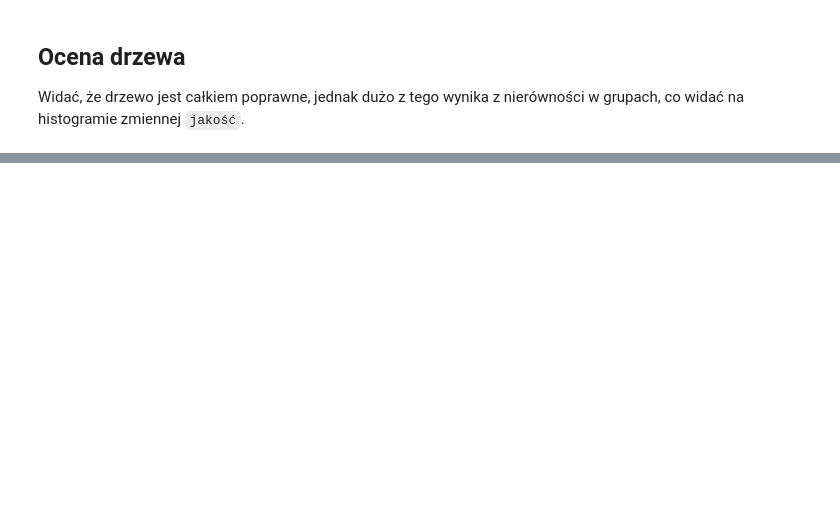
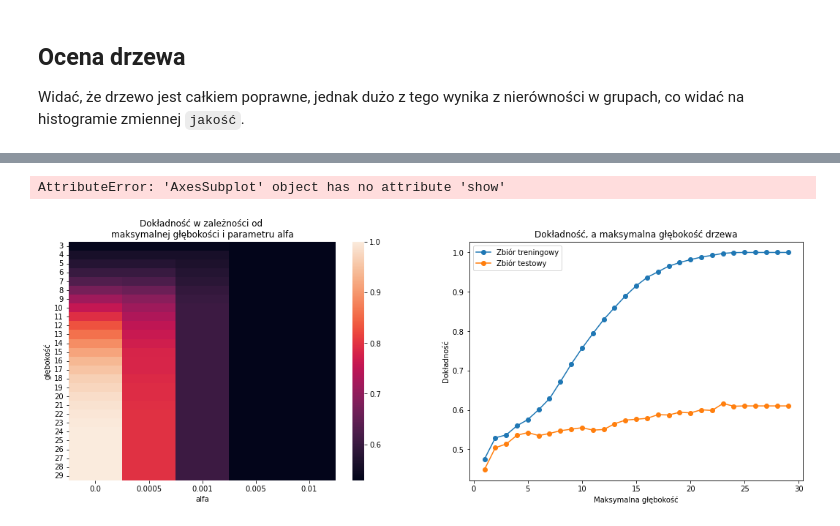
Before and after one commit to JakisTam-maTsikaJ/winko, a Jupyter notebook: drzewo decyzyjne.ipynb, the cells around one changed output, grey strips where cells are left out. Cells and saved outputs as stored; diff of their text form; code cells hidden in the pictures; blank space fills up the shorter version.

```diff
--- a/drzewo decyzyjne.ipynb
+++ b/drzewo decyzyjne.ipynb
@@ -120,0 +146,49 @@ tree_quality_plot(X_test, y_test, M0)
+# %%
+def accuracy_heatmap(X, y, depths, alphas, ax = None):
+
+    scores = DataFrame(index=depths, columns=alphas)
+
+    for d in depths:
+        for a in alphas:
+            model = DecisionTreeClassifier(random_state=42, max_depth=d, ccp_alpha=a)
+            model.fit(X, y)
+            scores.loc[d, a] = accuracy_score(y, model.predict(X))
+
+    if ax is None:
+        ax = plot.gca()
+
+    heatmap(scores.astype(float), ax = ax)
+    ax.set_title('Dokładność w zależności od \nmaksymalnej głębokości i parametru alfa')
+    ax.set_xlabel('alfa')
+    ax.set_ylabel('głębokość')
+
+
+def plot_accuracy_vs_max_depth(X, y, X_test, y_test, max_depths, ax = None):
+    accuracy_scores_train = []
+    accuracy_scores_test = []
+
+    for depth in max_depths:
+        model = DecisionTreeClassifier(random_state=42, max_depth=depth)
+        model.fit(X, y)
+        accuracy_train = accuracy_score(y, model.predict(X))
+        accuracy_test = accuracy_score(y_test, model.predict(X_test))
+        accuracy_scores_train.append(accuracy_train)
+        accuracy_scores_test.append(accuracy_test)
+
+    if ax is None:
+        ax = plot.gca()
+
+    ax.plot(max_depths, accuracy_scores_train, marker='o', label='Zbiór treningowy')
+    ax.plot(max_depths, accuracy_scores_test, marker='o', label='Zbiór testowy')
+    ax.set_xlabel('Maksymalna głębokość')
+    ax.set_ylabel('Dokładność')
+    ax.set_title('Dokładność, a maksymalna głębokość drzewa')
+    ax.legend()
+
+fig, axes = plot.subplots(1, 2, figsize=(18, 6))
+
+accuracy_heatmap(X, y, range(3,30), [0, 0.0005, 0.001, 0.005, 0.01], ax = axes[0])
+plot_accuracy_vs_max_depth(X, y, X_test, y_test, range(1, 30), ax = axes[1])
+# %% [output]
+AttributeError: 'AxesSubplot' object has no attribute 'show'
+[figure, added]
```
Also changed, not shown: parts of 9 cells of this notebook.
